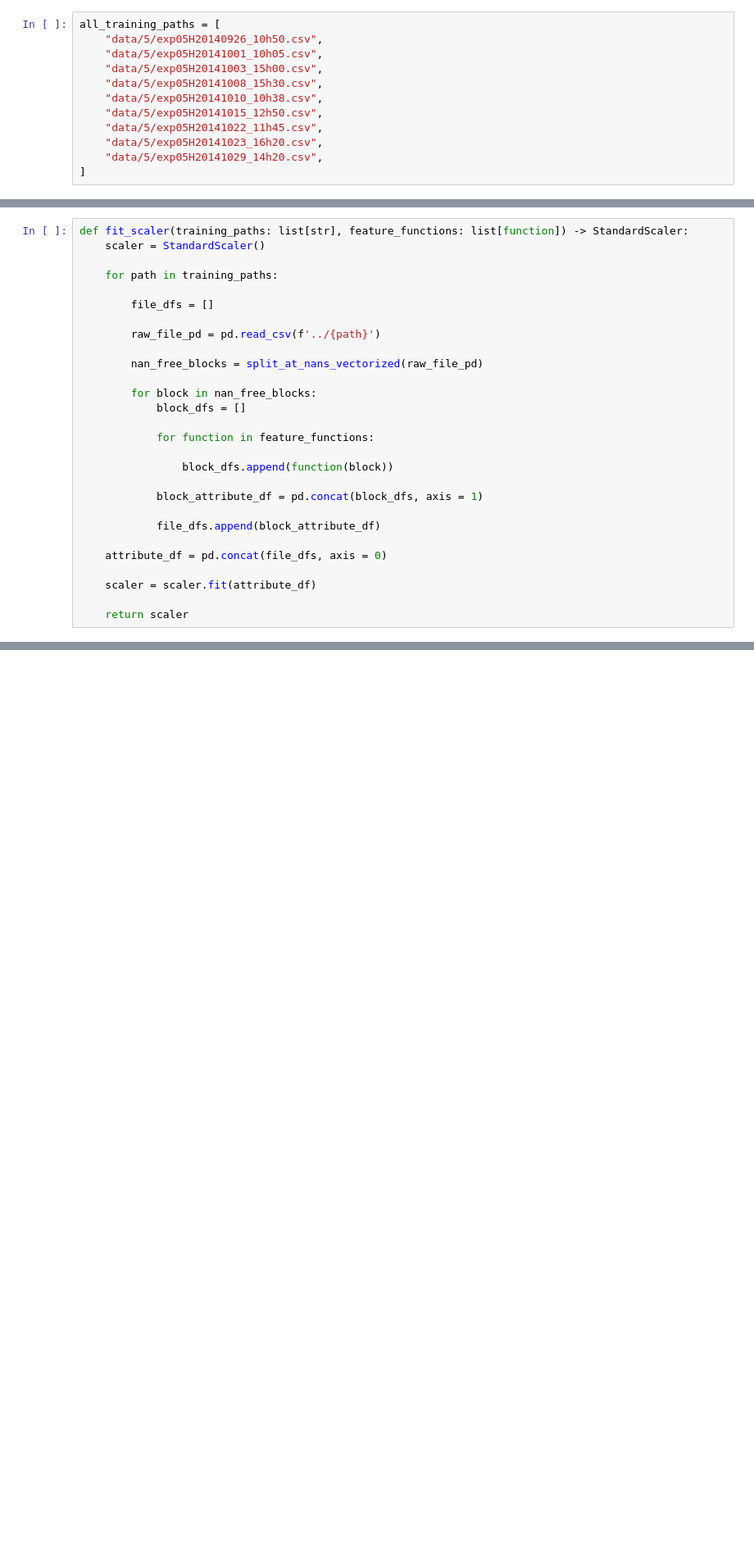
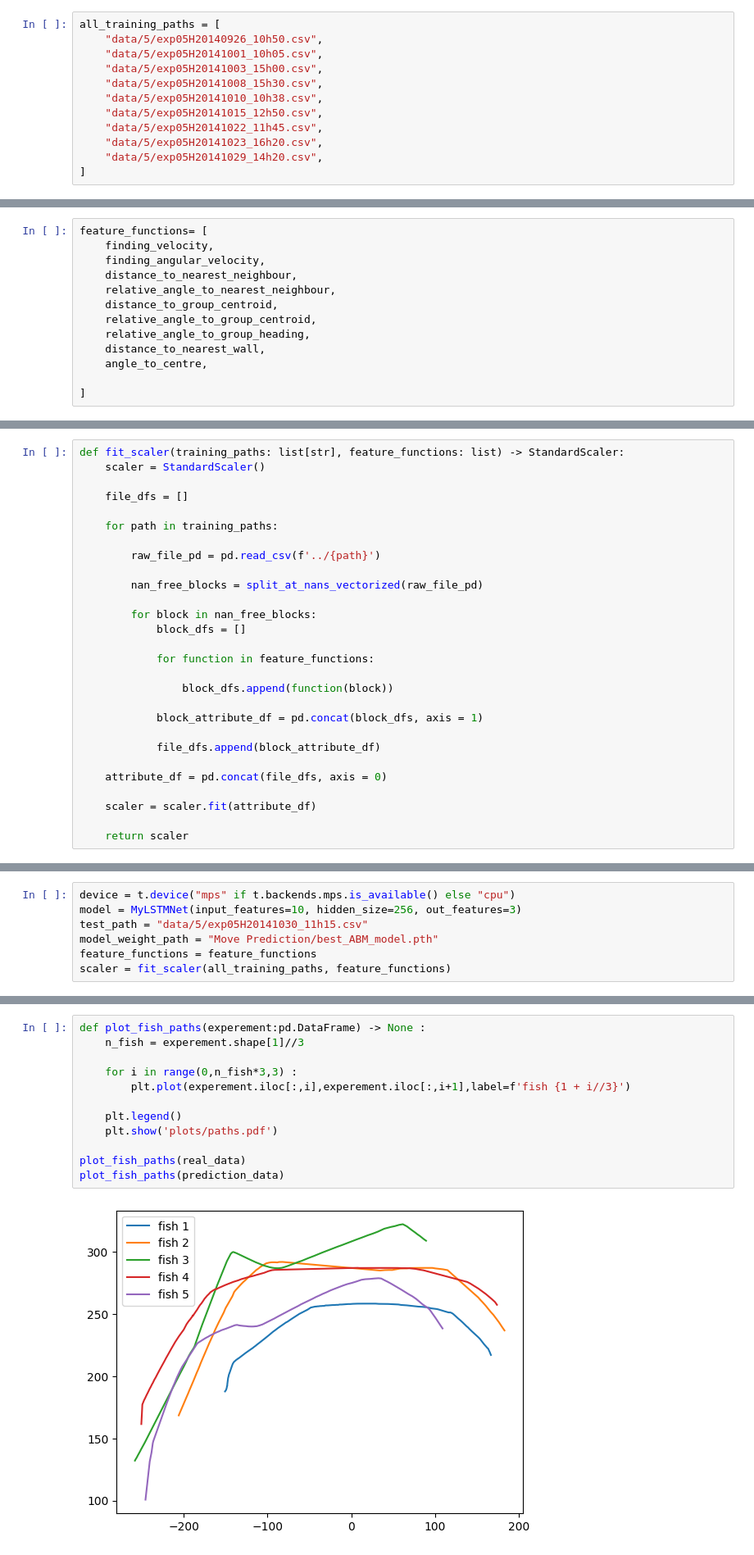
Before and after one commit to eloisecowley4/mdm2_project2, a Jupyter notebook: Move Prediction/ABM_inspired_model.ipynb, the cells around one changed output, grey strips where cells are left out. Shown at 82% size. Drawn from its saved outputs; the diff is of its cells as text; blank space fills up the shorter version.

```diff
--- a/Move Prediction/ABM_inspired_model.ipynb
+++ b/Move Prediction/ABM_inspired_model.ipynb
@@ -27,3 +309,16 @@ feature_functions= [
+# %%
+feature_functions= [
+    finding_velocity,
+    finding_angular_velocity,
+    distance_to_nearest_neighbour,
+    relative_angle_to_nearest_neighbour,
+    distance_to_group_centroid,
+    relative_angle_to_group_centroid,
+    relative_angle_to_group_heading,
+    distance_to_nearest_wall,
+    angle_to_centre,
+
+]
 # %%
 def split_at_nans_vectorized(data: pd.DataFrame) -> list[pd.DataFrame]:
     """Splits data into contiguous chunks, breaking at any NaN values."""
@@ -66,12 +361,12 @@ def create_sequences(data: np.ndarray, window_size = 30 ) -> tuple[np.ndarray, n
 
     return X, y
 # %%
-def fit_scaler(training_paths: list[str], feature_functions: list[function]) -> StandardScaler:
+def fit_scaler(training_paths: list[str], feature_functions: list) -> StandardScaler:
     scaler = StandardScaler()
 
+    file_dfs = []
+
     for path in training_paths:
-
-        file_dfs = []
 
         raw_file_pd = pd.read_csv(f'../{path}')
 
@@ -138,0 +636,7 @@ def sequences_to_train_val(attribute_np_sequences:tuple[np.ndarray, np.ndarray])
+# %%
+device = t.device("mps" if t.backends.mps.is_available() else "cpu")
+model = MyLSTMNet(input_features=10, hidden_size=256, out_features=3)
+test_path = "data/5/exp05H20141030_11h15.csv"
+model_weight_path = "Move Prediction/best_ABM_model.pth"
+feature_functions = feature_functions
+scaler = fit_scaler(all_training_paths, feature_functions)
@@ -138,0 +695,14 @@ def sequences_to_train_val(attribute_np_sequences:tuple[np.ndarray, np.ndarray])
+# %%
+def plot_fish_paths(experement:pd.DataFrame) -> None :
+    n_fish = experement.shape[1]//3
+
+    for i in range(0,n_fish*3,3) :
+        plt.plot(experement.iloc[:,i],experement.iloc[:,i+1],label=f'fish {1 + i//3}')
+
+    plt.legend()
+    plt.show('plots/paths.pdf')
+
+plot_fish_paths(real_data)
+plot_fish_paths(prediction_data)
+# %% [output]
+[figure, added]
```
Also changed, not shown: parts of 29 cells of this notebook, 6 other files.
